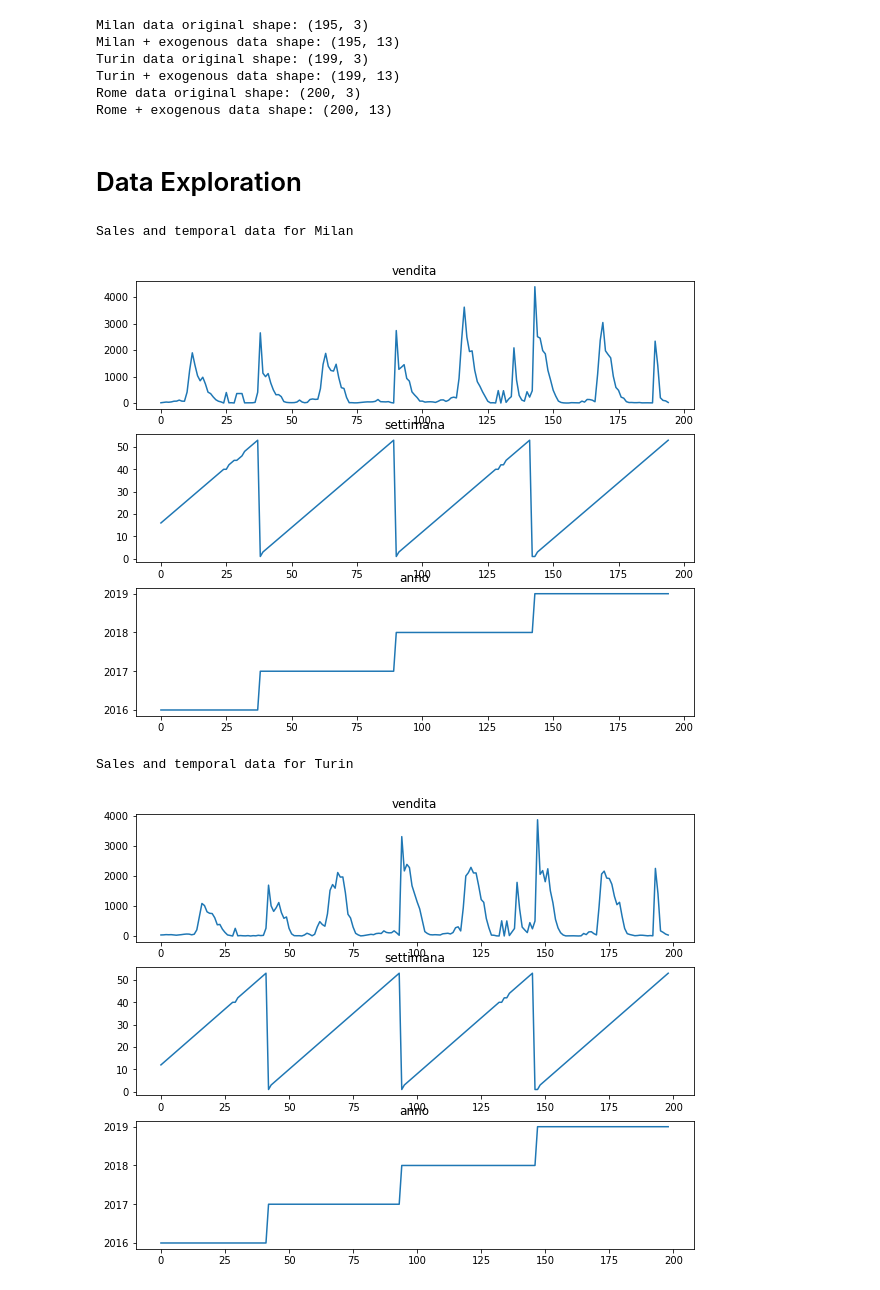
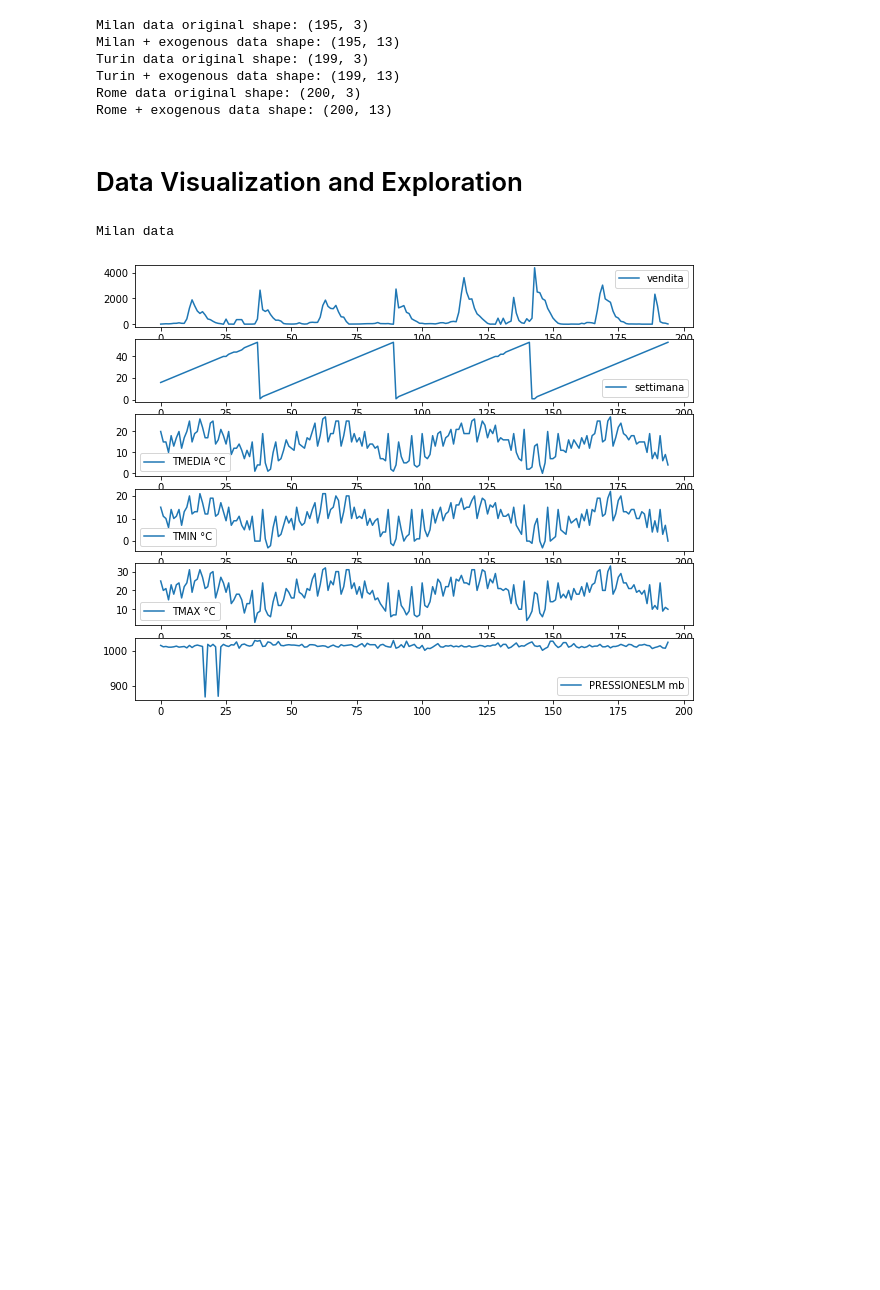
Before and after one commit to geriskenderi/EXO-LSTM, a Jupyter notebook: code/Thesis Forecasting - All Weekly Sales.ipynb, the cells around one changed output. Cells and saved outputs as stored; diff of their text form; code cells hidden in the pictures; blank space fills up the shorter version.

```diff
--- a/code/Thesis Forecasting - All Weekly Sales.ipynb
+++ b/code/Thesis Forecasting - All Weekly Sales.ipynb
@@ -321,36 +410,41 @@ Rome + exogenous data shape: (200, 13)
 ## Create dicts for different store data
 def_datasets = {
     "Milan": milan_weekly_default,
-    "Turin": turin_weekly_default,
+    #"Turin": turin_weekly_default,
     #"Rome": rome_weekly_default
 }
 aug_datasets = {
     "Milan": milan_weekly_augmented,
-    "Turin": turin_weekly_augmented,
+    #"Turin": turin_weekly_augmented,
     #"Rome": rome_weekly_augmented
 }
+
+## results containers
+rmse_vals = []
+mae_vals = []
 # %% [markdown]
-# Data Exploration
+# Data Visualization and Exploration
 # %%
 # Plot the data to explore and see what we are working with
 for dataset in aug_datasets:
-    print("Sales and temporal data for", dataset)
-
+    print(dataset, "data \n")
+    # Plot the data with the most correlation to the sales we are trying to predict
+    # These are the features we will train the network on later
     values = aug_datasets[dataset].values
-    cols_to_plot = [0,1,2]
+    cols_to_plot = cols_with_most_corr(aug_datasets[dataset], 0)
+    #cols_to_plot_2 = granger_casuality_for_features(aug_datasets[dataset])
+    #print(cols_to_plot, cols_to_plot_2)
     i=1
     plt.figure(figsize=(10,8))
     for col in cols_to_plot:
         plt.subplot(len(cols_to_plot), 1, i)
-        plt.plot(values[:, col])
-        plt.title(aug_datasets[dataset].columns[col], loc="center")
+        plt.plot(values[:, col], label=aug_datasets[dataset].columns[col])
+        plt.legend()
         i += 1
     plt.show()
 # %% [output]
-Sales and temporal data for Milan
+Milan data
-[figure, old version]
+[figure, new version]
-Sales and temporal data for Turin
-[figure, removed]
 # %%
 ## Correlation matrix: Spearman Correlation
 for dataset in aug_datasets:
```
Also changed, not shown: parts of 26 cells of this notebook, 2 other files.
